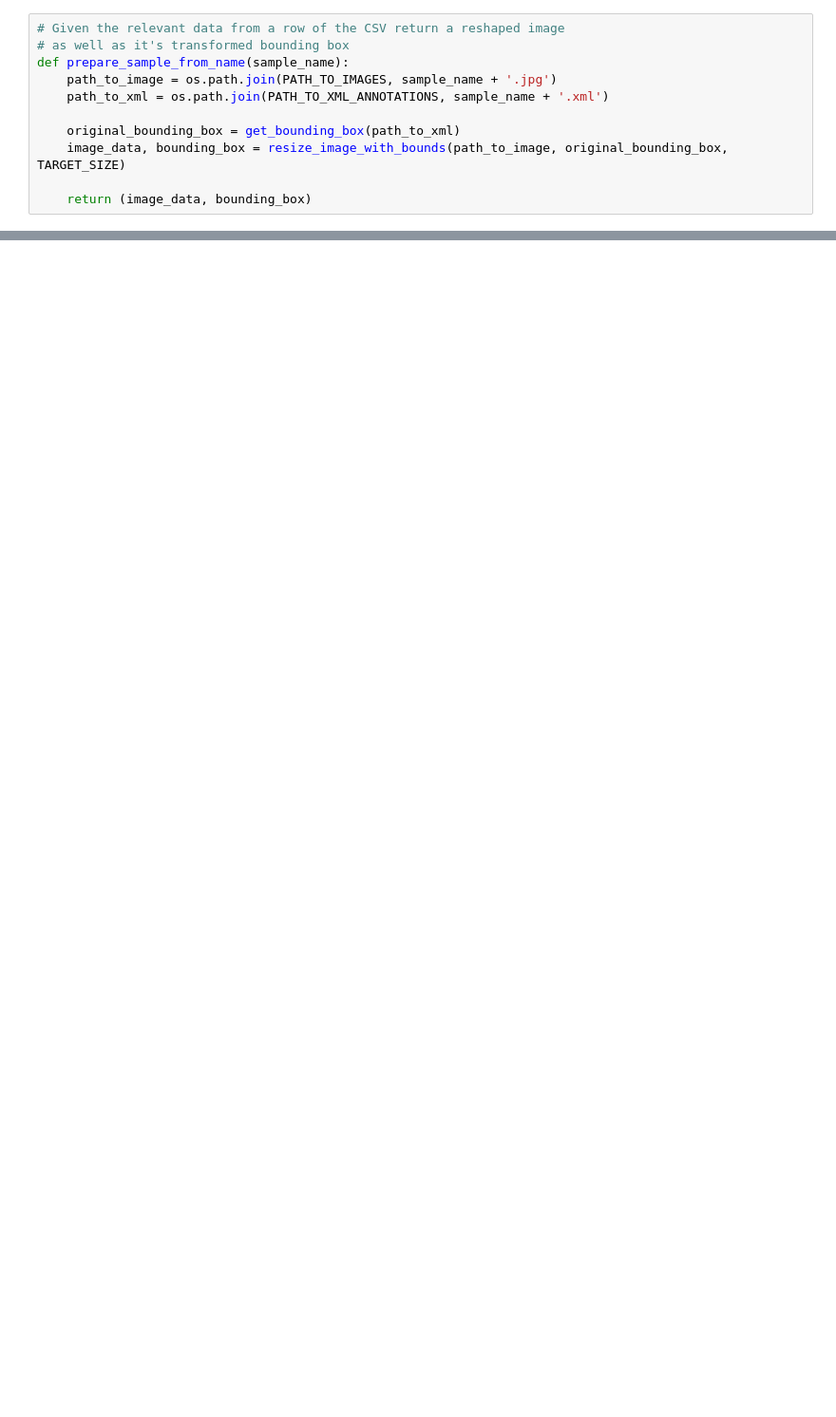
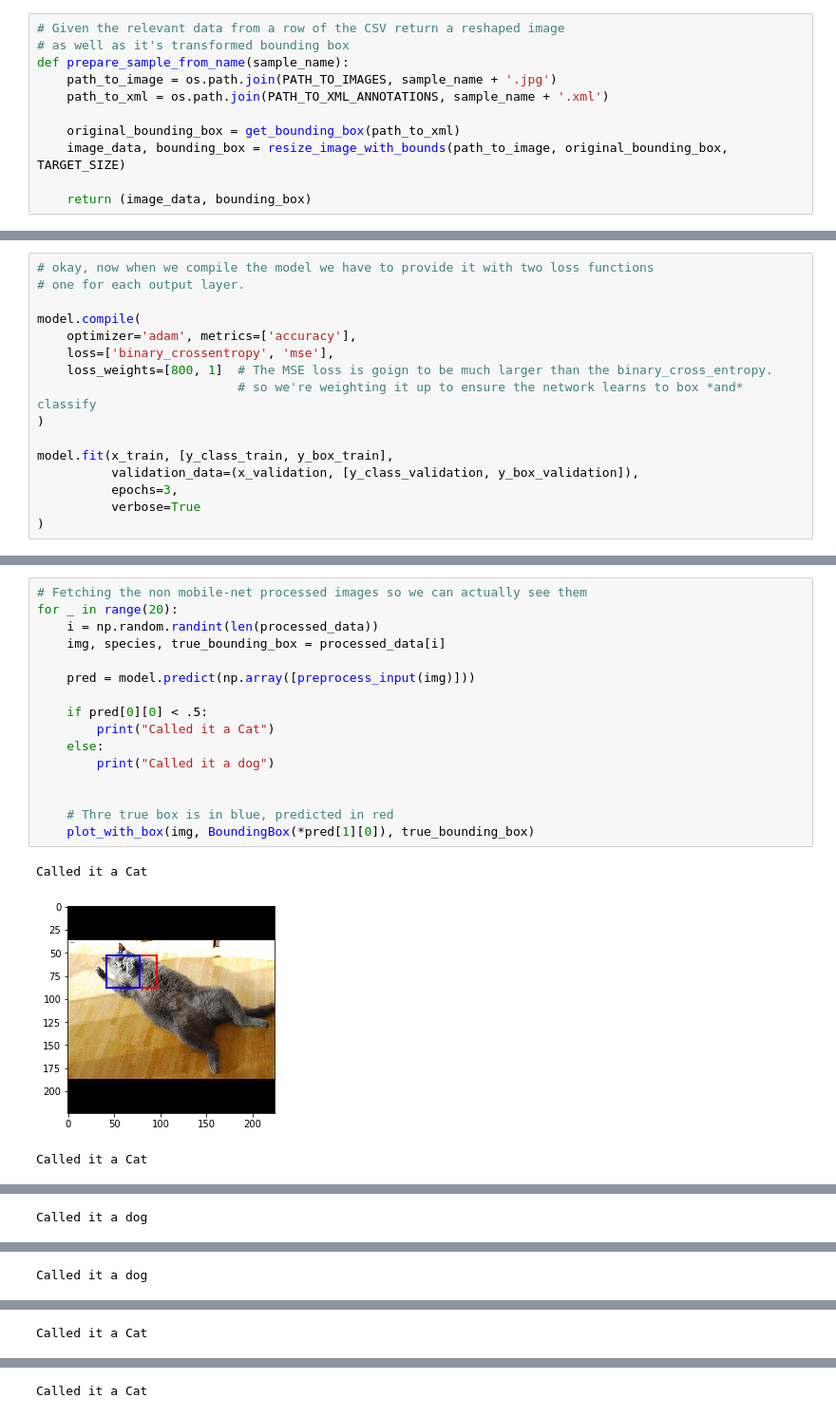
Before and after one commit to Tebs-Lab/intro-to-deep-learning, a Jupyter notebook: 04-convolutional-neural-networks/05-object-localization.ipynb, the cells around one changed output, grey strips where cells are left out. Shown at 95% size. Saved outputs shown, nothing was run; the diff lists cells and outputs as text; blank space fills up the shorter version.

```diff
--- a/04-convolutional-neural-networks/05-object-localization.ipynb
+++ b/04-convolutional-neural-networks/05-object-localization.ipynb
@@ -241,0 +401,16 @@ BoundingBox(xmin=111.0, ymin=57.33333333333333, xmax=141.66666666666666, ymax=86
+# %%
+# okay, now when we compile the model we have to provide it with two loss functions
+# one for each output layer.
+
+model.compile(
+    optimizer='adam', metrics=['accuracy'],
+    loss=['binary_crossentropy', 'mse'],
+    loss_weights=[800, 1]  # The MSE loss is goign to be much larger than the binary_cross_entropy.
+                           # so we're weighting it up to ensure the network learns to box *and* classify
+)
+
+model.fit(x_train, [y_class_train, y_box_train],
+          validation_data=(x_validation, [y_class_validation, y_box_validation]),
+          epochs=3,
+          verbose=True
+)
@@ -241,0 +426,20 @@ BoundingBox(xmin=111.0, ymin=57.33333333333333, xmax=141.66666666666666, ymax=86
+# %%
+# Fetching the non mobile-net processed images so we can actually see them
+for _ in range(20):
+    i = np.random.randint(len(processed_data))
+    img, species, true_bounding_box = processed_data[i]
+
+    pred = model.predict(np.array([preprocess_input(img)]))
+
+    if pred[0][0] < .5:
+        print("Called it a Cat")
+    else:
+        print("Called it a dog")
+
+
+    # Thre true box is in blue, predicted in red
+    plot_with_box(img, BoundingBox(*pred[1][0]), true_bounding_box)
+# %% [output]
+Called it a Cat
+[figure, added]
+Called it a Cat
@@ -241,0 +447 @@ BoundingBox(xmin=111.0, ymin=57.33333333333333, xmax=141.66666666666666, ymax=86
+Called it a dog
@@ -241,0 +449 @@ BoundingBox(xmin=111.0, ymin=57.33333333333333, xmax=141.66666666666666, ymax=86
+Called it a dog
@@ -241,0 +451 @@ BoundingBox(xmin=111.0, ymin=57.33333333333333, xmax=141.66666666666666, ymax=86
+Called it a Cat
@@ -241,0 +453 @@ BoundingBox(xmin=111.0, ymin=57.33333333333333, xmax=141.66666666666666, ymax=86
+Called it a Cat
```
Also changed, not shown: parts of 13 cells of this notebook, 1 other file.
